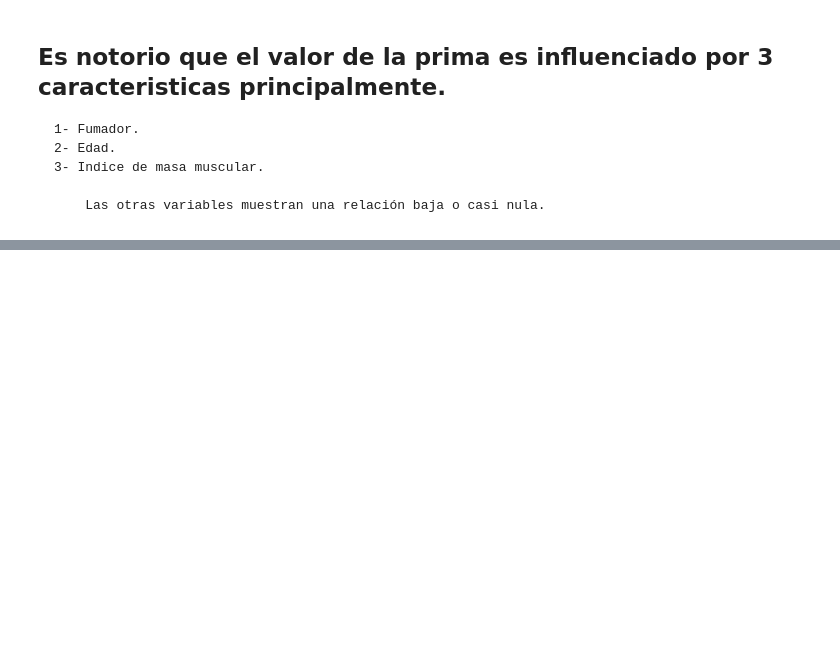
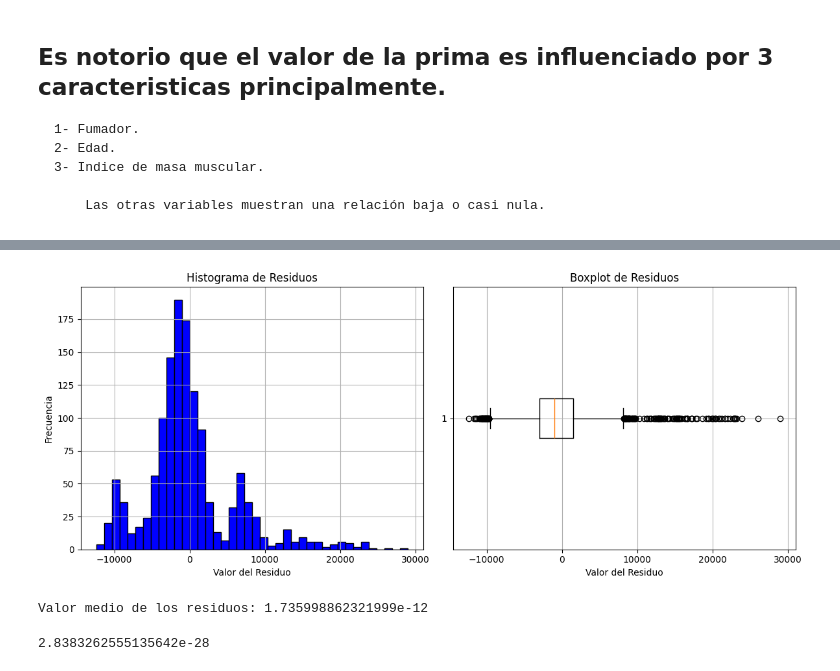
Before and after one commit to Carlos2607-a/Regresion, a Jupyter notebook: src/explore.ipynb, the cells around one changed output, grey strips where cells are left out. Saved outputs shown, nothing was run; the diff lists cells and outputs as text; code cells hidden in the pictures; blank space fills up the shorter version.

```diff
--- a/src/explore.ipynb
+++ b/src/explore.ipynb
@@ -222,0 +212,9 @@ dt_pro.head(5)
+# %%
+X = dt_pro.drop('charges', axis=1)
+y = dt_pro['charges']
+
+X = sm.add_constant(X)
+
+modelo = sm.OLS(y, X)
+
+results = modelo.fit()
@@ -222,0 +241,3 @@ dt_pro.head(5)
+# %%
+residuos = results.resid
+residuos
@@ -222,0 +257,29 @@ dt_pro.head(5)
+# %%
+fig, (ax1, ax2) = plt.subplots(1, 2, figsize=(12, 5))
+# Histograma de los residuos en el primer subgráfico (ax1)
+ax1.hist(residuos, bins=40, color='blue', edgecolor='black')
+ax1.set_title('Histograma de Residuos')
+ax1.set_xlabel('Valor del Residuo')
+ax1.set_ylabel('Frecuencia')
+ax1.grid(True)
+
+# Boxplot de los residuos en el segundo subgráfico (ax2)
+ax2.boxplot(residuos, vert=False)
+ax2.set_title('Boxplot de Residuos')
+ax2.set_xlabel('Valor del Residuo')
+ax2.grid(True)
+
+# Muestra la figura con ambos gráficos
+plt.tight_layout()  # Ajusta los márgenes para evitar superposiciones
+plt.show()
+# %% [output]
+[figure, added]
+# %%
+print(f'Valor medio de los residuos: {residuos.mean()}')
+# %% [output]
+Valor medio de los residuos: 1.735998862321999e-12
+# %%
+_, p_value = stats.shapiro(residuos)
+p_value
+# %% [output]
+2.8383262555135642e-28
```
Also changed, not shown: parts of 15 cells of this notebook.
